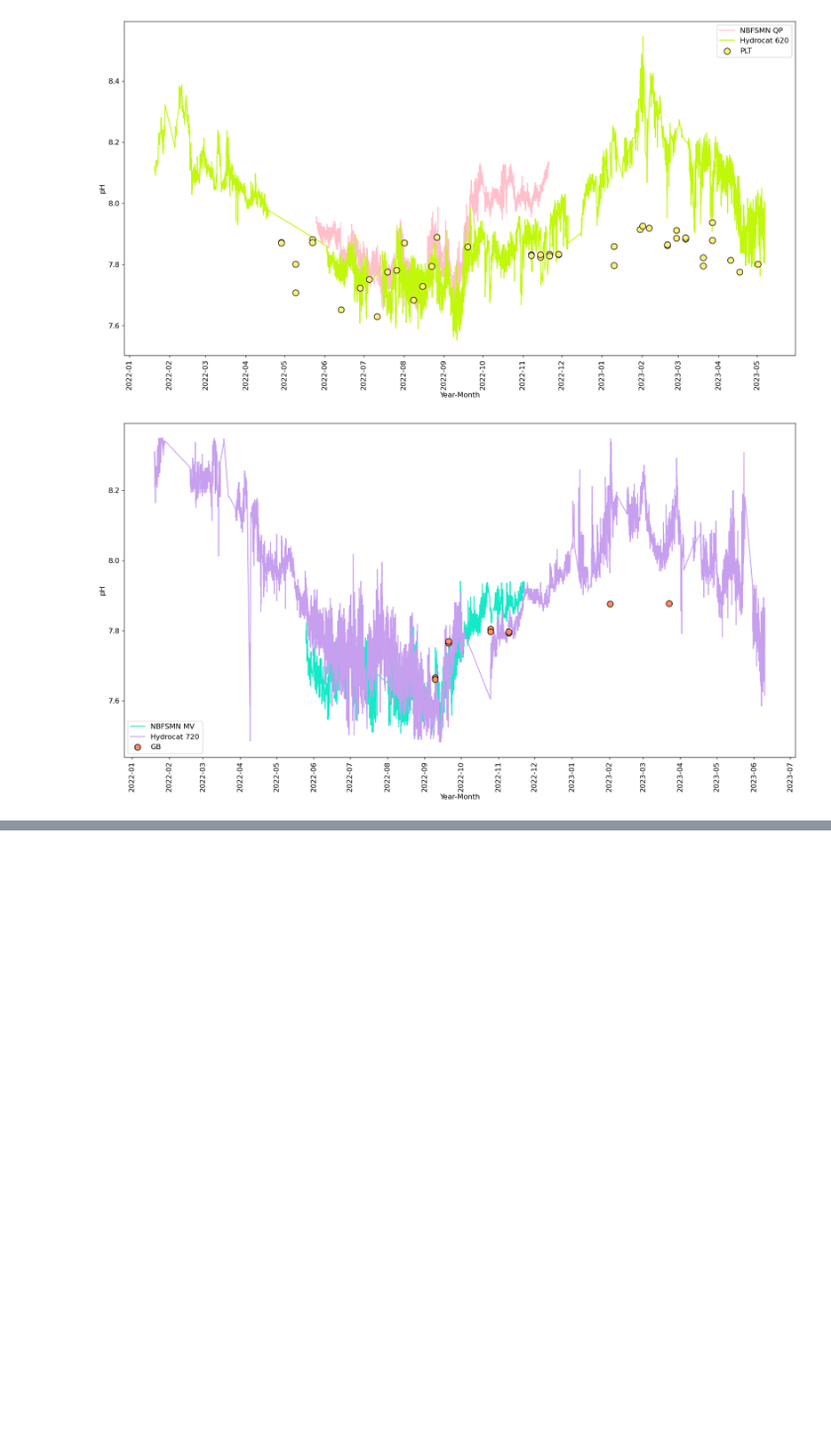
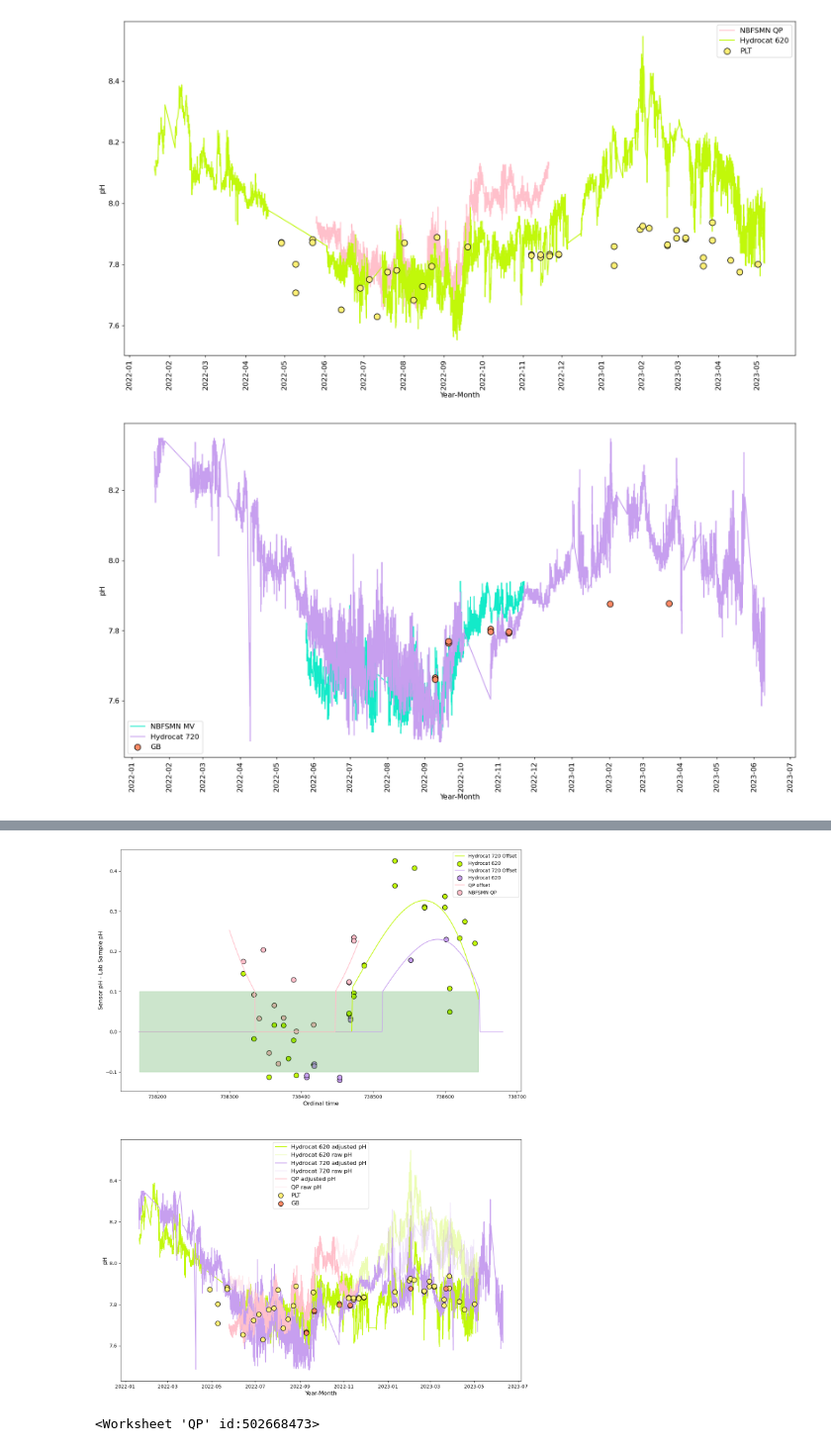
Before and after one commit to abby-baskind/phyto, a Jupyter notebook: QAQC_TimeSeries.ipynb, the cells around one changed output, grey strips where cells are left out. Shown at 99% size. Saved outputs shown, nothing was run; the diff lists cells and outputs as text; code cells hidden in the pictures; blank space fills up the shorter version.

```diff
--- a/QAQC_TimeSeries.ipynb
+++ b/QAQC_TimeSeries.ipynb
@@ -695,0 +768,43 @@ fig.savefig('/Users/akbaskind/Documents/Python Scripts/phyto/MV_Buoy720_GB.png',
+# %%
+hydrocat620['adjusted_ph'] = np.zeros(len(hydrocat620['ordinal_time']))
+hydrocat720['adjusted_ph'] = np.zeros(len(hydrocat720['ordinal_time']))
+QP['adjusted_ph'] = np.zeros(len(QP['ordinal_time']))
+for i in hydrocat620.index:
+    hydrocat620['adjusted_ph'][i] = hydrocat620['pH total'][i] - hydrocat620['offset'][i]
+for i in hydrocat720.index:
+    hydrocat720['adjusted_ph'][i] = hydrocat720['pH total'][i] - hydrocat720['offset'][i]
+for i in QP.index:
+    QP['adjusted_ph'][i] = QP['pH total'][i] - QP['offset'][i]
+# %%
+fig, ax = plt.subplots(nrows = 2, figsize = [15,20])
+ax[0].plot(hydrocat620['ordinal_time'], hydrocat620['offset'], color = '#C1F80A',  label = 'Hydrocat 720 Offset')
+ax[0].scatter(PLT_hydrocat620['ordinal_time_x'],PLT_hydrocat620['pH total'] - PLT_hydrocat620['pH'],
+           marker = 'o', s = 100, edgecolors = 'k',facecolors = '#C1F80A', label = 'Hydrocat 620')
+ax[0].plot(hydrocat720['ordinal_time'], hydrocat720['offset'], color = '#C79FEF',  label = 'Hydrocat 720 Offset')
+ax[0].scatter(GB_hydrocat720['ordinal_time_x'],GB_hydrocat720['pH total'] - GB_hydrocat720['pH'],
+           marker = 'o', s = 100, edgecolors = 'k',facecolors = '#C79FEF', label = 'Hydrocat 620')
+ax[0].plot(QP['ordinal_time'], QP['offset'], color = 'pink', label = 'QP offset')
+ax[0].scatter(PLT_QP_['ordinal_time_x'],PLT_QP_['pH total'] - PLT_QP_['pH'],
+           marker = 'o', s = 100, edgecolors = 'k', facecolor = 'pink', label = 'NBFSMN QP')
+ax[0].set_ylabel('Sensor pH - Lab Sample pH', fontsize = 12)
+ax[0].set_xlabel('Ordinal time', fontsize = 12)
+ax[0].legend()
+ax[0].fill_between(hydrocat620['ordinal_time'], -0.1, 0.1, color = 'g', alpha = 0.2)
+
+ax[1].plot(hydrocat620['time'], hydrocat620['adjusted_ph'], color = '#C1F80A', label = 'Hydrocat 620 adjusted pH')
+ax[1].plot(hydrocat620['time'], hydrocat620['pH total'], alpha = 0.3, color = '#C1F80A', label = 'Hydrocat 620 raw pH')
+ax[1].plot(hydrocat720['time'], hydrocat720['adjusted_ph'], color = '#C79FEF', label = 'Hydrocat 720 adjusted pH')
+ax[1].plot(hydrocat720['time'], hydrocat720['pH total'], alpha = 0.3, color = '#C79FEF', label = 'Hydrocat 720 raw pH')
+ax[1].plot(QP['time'], QP['adjusted_ph'], color = 'pink', label = 'QP adjusted pH')
+ax[1].plot(QP['time'], QP['pH total'], alpha = 0.3, color = 'pink', label = 'QP raw pH')
+ax[1].scatter(labPLT['time'],labPLT['pH'],
+           marker = 'o', s = 100, edgecolors = 'k', facecolors = '#fff176', label = 'PLT', zorder = 3)
+ax[1].scatter(labGB['time'],labGB['pH'],
+           marker = 'o', s = 100, edgecolors = 'k', facecolors = '#ff8a65', label = 'GB', zorder = 3)
+ax[1].set_ylabel('pH', fontsize = 12)
+ax[1].set_xlabel('Year-Month', fontsize = 12)
+ax[1].legend(fontsize = 12)
+
+fig.savefig('/Users/akbaskind/Documents/Python Scripts/phyto/pH_adjustments.png', bbox_inches='tight')
+# %% [output]
+[figure, added]
@@ -695,0 +826,10 @@ fig.savefig('/Users/akbaskind/Documents/Python Scripts/phyto/MV_Buoy720_GB.png',
+# %%
+#This is the Worksheet ID
+spreadsheet_key = '1uLRAvFDsTSfS-c45DiG-W6VMa8I1J7XD1O-pJA4fp10'
+
+#We upload the tips data to our Google Sheet. Setting the row_names to False if you did not want the index to be included
+d2g.upload(hydrocat620, spreadsheet_key, 'Hydrocat 620', credentials=credentials, row_names=False)
+d2g.upload(hydrocat720, spreadsheet_key, 'Hydrocat 720', credentials=credentials, row_names=False)
+d2g.upload(QP, spreadsheet_key, 'QP', credentials=credentials, row_names=False)
+# %% [output]
+<Worksheet 'QP' id:502668473>
```
Also changed, not shown: parts of 14 cells of this notebook, 2 other files.
